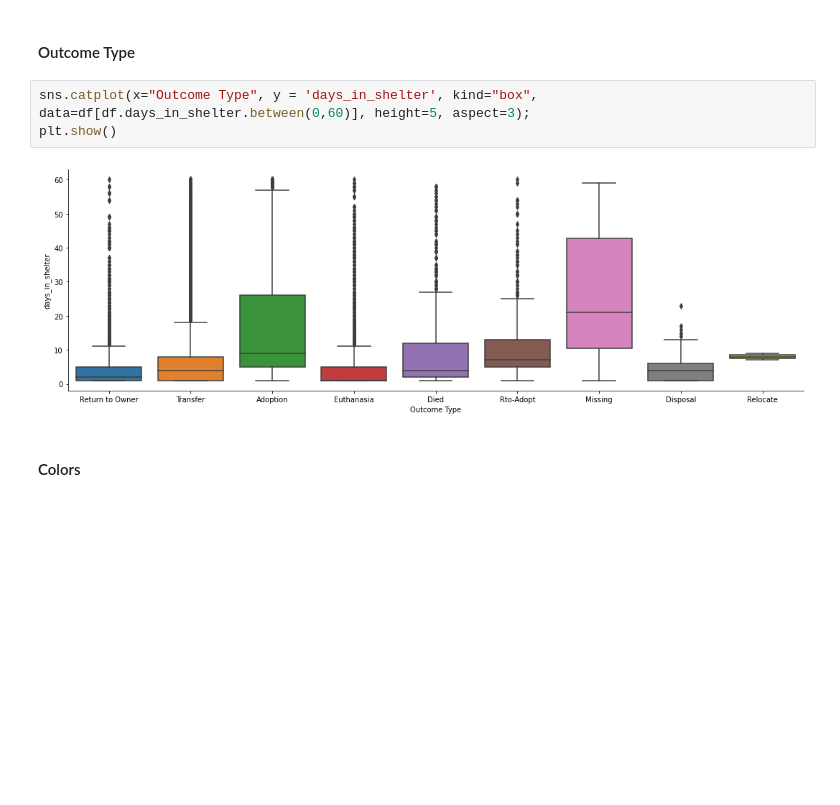
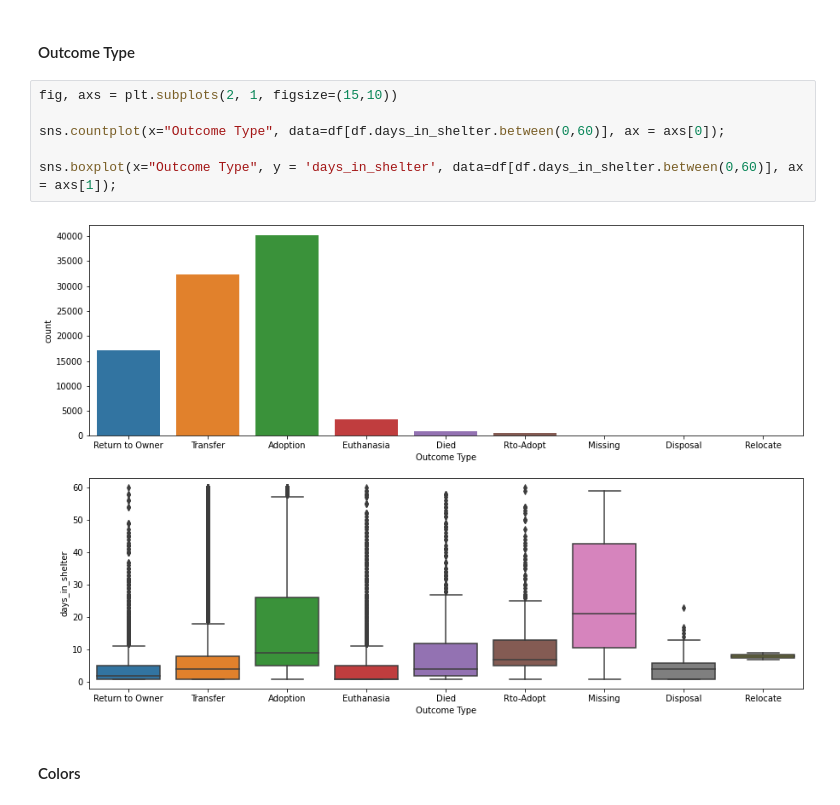
Before and after one commit to anaiscasilva/From_Shelter_to_Love, a Jupyter notebook: notebooks/gmatos51_eda.ipynb, the cells around one changed output. Saved outputs shown, nothing was run; the diff lists cells and outputs as text; blank space fills up the shorter version.

Commit message:
data_prov_2

```diff
--- a/notebooks/gmatos51_eda.ipynb
+++ b/notebooks/gmatos51_eda.ipynb
@@ -159,10 +220,13 @@ sns.boxplot(x="Animal Type", y = 'days_in_shelter', data=df[df.days_in_shelter.b
 #sns.catplot(x="Breed", y = 'days_in_shelter', kind="box", data=df[df.days_in_shelter.between(0,60)], height=5, aspect=3);
 # %% [markdown]
 #### Outcome Type
-# %%
-sns.catplot(x="Outcome Type", y = 'days_in_shelter', kind="box", data=df[df.days_in_shelter.between(0,60)], height=5, aspect=3);
-plt.show()
-# %% [output]
-[figure, removed]
+# %%
+fig, axs = plt.subplots(2, 1, figsize=(15,10))
+
+sns.countplot(x="Outcome Type", data=df[df.days_in_shelter.between(0,60)], ax = axs[0]);
+
+sns.boxplot(x="Outcome Type", y = 'days_in_shelter', data=df[df.days_in_shelter.between(0,60)], ax = axs[1]);
+# %% [output]
+[figure, added]
 # %% [markdown]
 #### Colors
```
Also changed, not shown: parts of 34 cells of this notebook, 4 other files.
